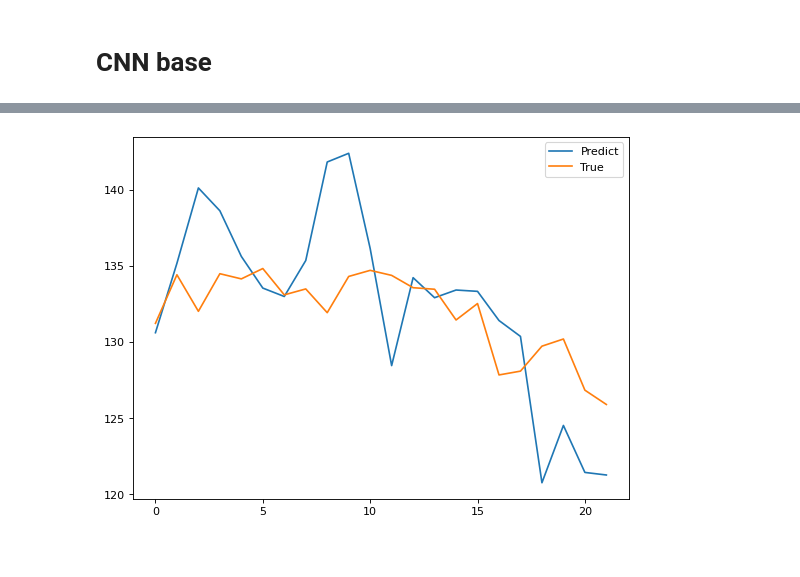
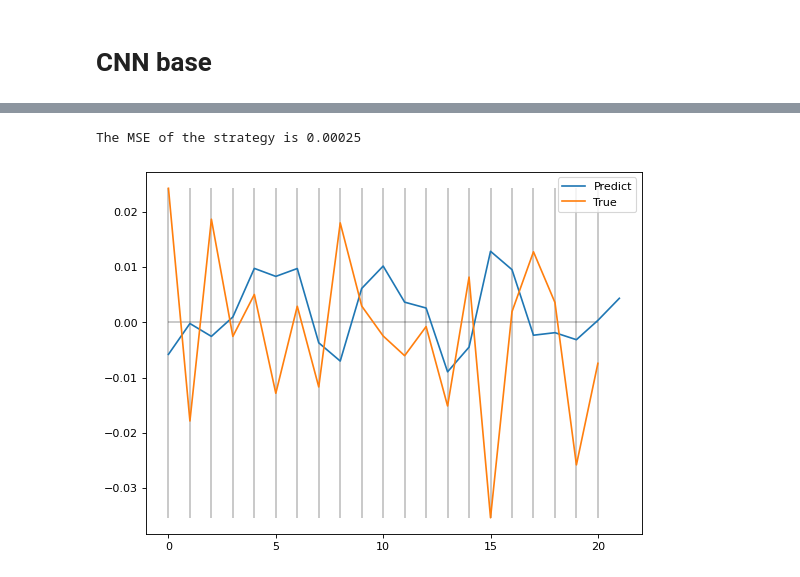
Before and after one commit to VitoZac96/Thesis_public, a Jupyter notebook: Baseline_CNN_Final.ipynb, the cells around one changed output, grey strips where cells are left out. Cells and saved outputs as stored; diff of their text form; code cells hidden in the pictures.

```diff
--- a/Baseline_CNN_Final.ipynb
+++ b/Baseline_CNN_Final.ipynb
@@ -87,8 +69,9 @@ n_features = X_train.shape[2]
 # %% [markdown]
 #Stessa logica con i miei dati.
 # %%
-data = pd.read_excel("/content/data_to_train2.xlsx")
-data = np.array(data.iloc[:,1:])
+data = pd.read_excel("/content/data_to_train2.xlsx", index_col=0)
+data = data.pct_change()[1:]
+data = np.array(data)
 
 data = np.hstack((data,data[:,0].reshape((-1,1))))   #Metto nell'ultima colonna il prezzo target di apple
 # %% [markdown]
@@ -117,6 +100,10 @@ n_features = X_train.shape[2]
 # %%
 model = Sequential()
 model.add(Conv1D(filters=64, kernel_size=2, activation='relu', input_shape=(n_steps, n_features)))
+
+#model.add(Dropout(0.2))
+model.add(Conv1D(filters=30, kernel_size=2, activation='relu'))
+
 model.add(MaxPooling1D(pool_size=2))
 model.add(Flatten())
 model.add(Dense(50, activation='relu'))
@@ -124,7 +111,7 @@ model.add(Dense(1, activation = "linear"))
 model.compile(optimizer='adam', loss='mse')
 
 #reduce_lr = keras.callbacks.ReduceLROnPlateau(monitor = 'loss', factor=0.5, patience=50, min_lr=0.0001)
-es = EarlyStopping(monitor='val_loss', mode='max', patience = 650, restore_best_weights=False)
+es = EarlyStopping(monitor='val_loss', mode='max', patience = 1000, restore_best_weights=False)
 
 # fit model: molte epochs e patience perché spesso migliora dopo molto
 history = model.fit(X_train, y_train, epochs=1000, verbose=1, validation_data=(X_test,y_test), callbacks=[es])
@@ -166,9 +147,19 @@ WARNING:tensorflow:10 out of the last 41 calls to <function Model.make_predict_f
+# %%
+yhat = model.predict(X_test, verbose=0)
+
+MSE = model.evaluate(X_test, y_test, verbose = 0)
+print("The MSE of the strategy is {}".format(round(MSE,5)))
+# %% [output]
+The MSE of the strategy is 0.00025
 # %%
 figure(figsize=(8, 6), dpi=80)
 
 plt.plot(yhat, label = "Predict")
-plt.plot(y_test, label = "True")
+plt.plot(y_test[1:], label = "True")
+plt.hlines(0,0,20,alpha = 0.25)
+for i in range(21):
+  plt.vlines(i, ymin = min(min(yhat[1:]),min(y_test)), ymax = max(max(yhat[1:]),max(y_test)), alpha = 0.25)
 plt.legend()
 plt.show()
 # %% [output]
-[figure, old version]
+[figure, new version]
```
Also changed, not shown: parts of 17 cells of this notebook.
